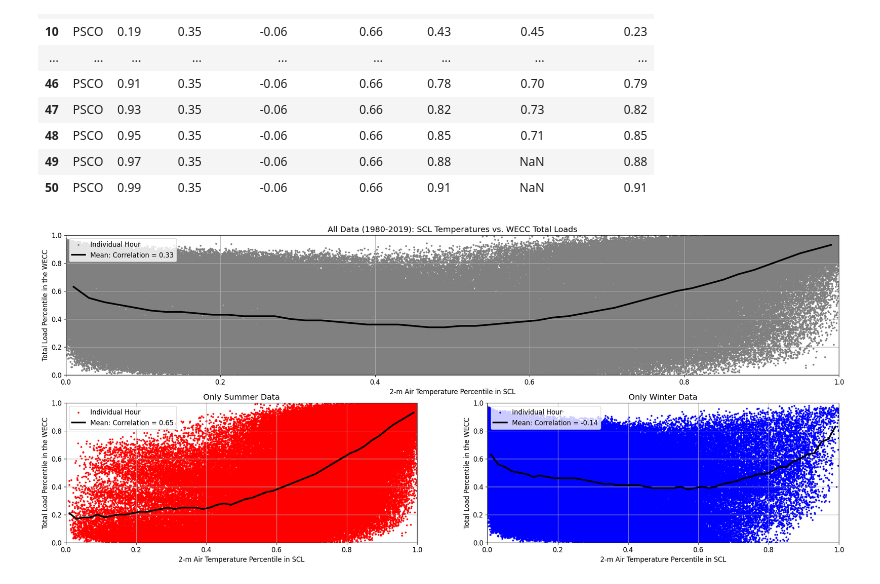
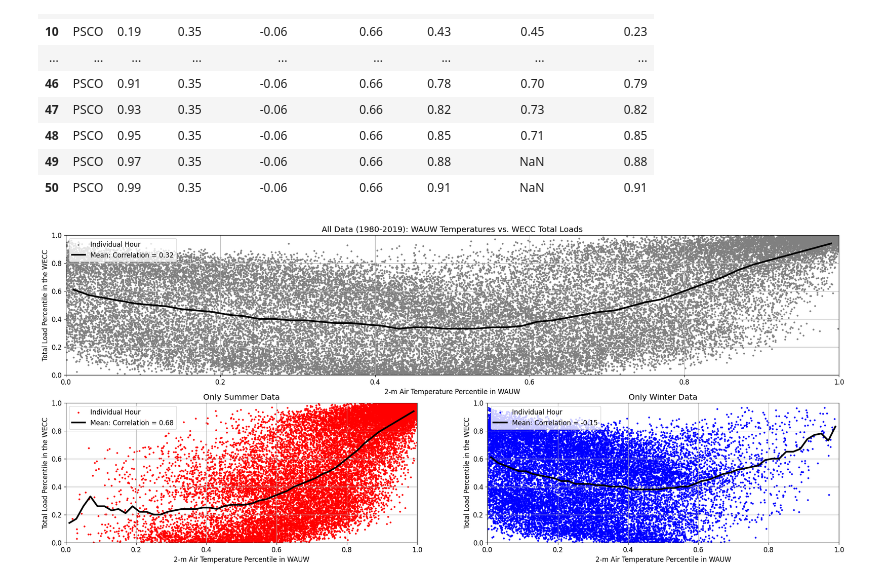
Before and after one commit to IMMM-SFA/exp_group_b, a Jupyter notebook: analyses/notebooks/ba_to_interconnection_extremes_relationships.ipynb, the cells around one changed output. Saved outputs shown, nothing was run; the diff lists cells and outputs as text; code cells hidden in the pictures.

Commit message:
More work on extremes attribution

```diff
--- a/analyses/notebooks/ba_to_interconnection_extremes_relationships.ipynb
+++ b/analyses/notebooks/ba_to_interconnection_extremes_relationships.ipynb
@@ -163,13 +164,18 @@ def plot_extreme_relationships(ba_to_plot: str, interconnection: str, data_outpu
     winter_df = output_df.loc[(output_df['Month'] == 1) | (output_df['Month'] == 2) | (output_df['Month'] == 3) | (output_df['Month'] == 10) | (output_df['Month'] == 11) | (output_df['Month'] == 12)]
     summer_df = output_df.loc[(output_df['Month'] == 4) | (output_df['Month'] == 5) | (output_df['Month'] == 6) | (output_df['Month'] == 7) | (output_df['Month'] == 8) | (output_df['Month'] == 9)]
 
+    # Randomly subsample the dataframes:
+    output_df_sample = output_df.sample(frac=0.10, replace=False, random_state=1)
+    winter_df_sample = winter_df.sample(frac=0.10, replace=False, random_state=1)
+    summer_df_sample = summer_df.sample(frac=0.10, replace=False, random_state=1)
+
     # Make the plot:
     plt.figure(figsize=(25, 10))
     plt.rcParams['font.size'] = 12
 
     # Plot the results using all of the data:
     plt.subplot(211)
-    plt.scatter(output_df['T2_Percentile'], output_df['Load_Percentile'], s=5, c='gray', label='Individual Hour')
+    plt.scatter(output_df_sample['T2_Percentile'], output_df_sample['Load_Percentile'], s=5, c='gray', label='Individual Hour')
     plt.plot(stats_df['Bin'], stats_df['All_Mean'], 'k', linewidth=3, label=('Mean: Correlation = ' + stats_df['All_Corr'].mean().round(2).astype(str)))
     plt.legend(loc='upper left'); plt.xlim([0, 1]); plt.ylim([0, 1])
     plt.grid(True)
@@ -179,7 +185,7 @@ def plot_extreme_relationships(ba_to_plot: str, interconnection: str, data_outpu
 
     # Plot the results using only the summer data:
     plt.subplot(223)
-    plt.scatter(summer_df['T2_Percentile'], summer_df['Load_Percentile'], s=5, c='red', label='Individual Hour')
+    plt.scatter(summer_df_sample['T2_Percentile'], summer_df_sample['Load_Percentile'], s=5, c='red', label='Individual Hour')
     plt.plot(stats_df['Bin'], stats_df['Summer_Mean'], 'k', linewidth=3, label=('Mean: Correlation = ' + stats_df['Summer_Corr'].mean().round(2).astype(str)))
     plt.legend(loc='upper left'); plt.xlim([0, 1]); plt.ylim([0, 1])
     plt.grid(True)
@@ -189,7 +195,7 @@ def plot_extreme_relationships(ba_to_plot: str, interconnection: str, data_outpu
 
     # Plot the results using only the winter data:
     plt.subplot(224)
-    plt.scatter(winter_df['T2_Percentile'], winter_df['Load_Percentile'], s=5, c='blue', label='Individual Hour')
+    plt.scatter(winter_df_sample['T2_Percentile'], winter_df_sample['Load_Percentile'], s=5, c='blue', label='Individual Hour')
     plt.plot(stats_df['Bin'], stats_df['Winter_Mean'], 'k', linewidth=3, label=('Mean: Correlation = ' + stats_df['Winter_Corr'].mean().round(2).astype(str)))
     plt.legend(loc='upper left'); plt.xlim([0, 1]); plt.ylim([0, 1])
     plt.grid(True)
@@ -202,14 +208,14 @@ def plot_extreme_relationships(ba_to_plot: str, interconnection: str, data_outpu
        filename = (ba_to_plot + '_Extremes_Relationships.png')
        plt.savefig(os.path.join(image_output_dir, filename), dpi=image_resolution, bbox_inches='tight', facecolor='white')
 # %%
-plot_extreme_relationships(ba_to_plot = 'SCL',
+plot_extreme_relationships(ba_to_plot = 'WAUW',
                            interconnection = 'WECC',
                            data_output_dir = data_output_dir,
                            image_output_dir = image_output_dir,
                            image_resolution = 300,
                            save_images = True)
 # %% [output]
-[figure, old version]
+[figure, new version]
 # %%
 # Define a function to plot the relationships across BAs in an interconnection:
 def plot_ba_to_interconnection_relationships(interconnection: str, metadata_input_dir: str, data_output_dir: str, image_output_dir: str, image_resolution: int, save_images=False):
```
Also changed, not shown: parts of 3 cells of this notebook, 1 other file.
